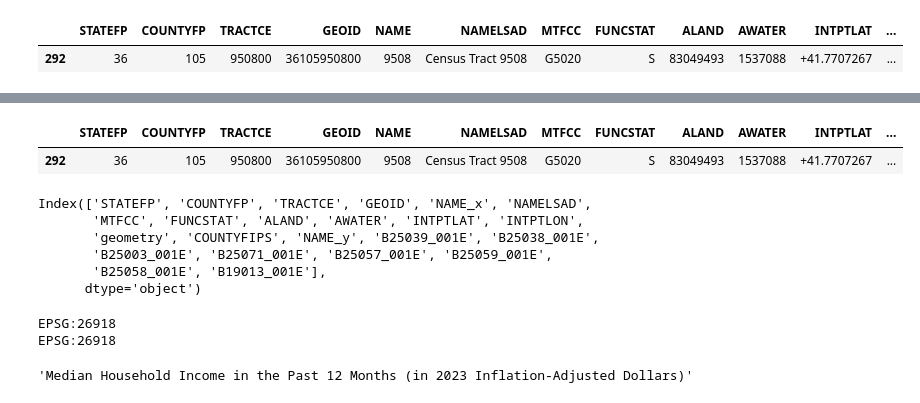
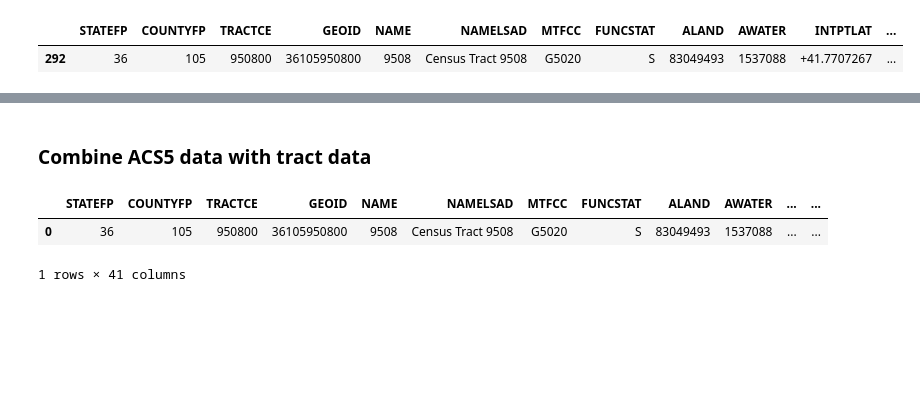
Before and after one commit to dkrasne/nys_farms, a Jupyter notebook: nys_farms_2_census.ipynb, the cells around one changed output, grey strips where cells are left out. Saved outputs shown, nothing was run; the diff lists cells and outputs as text; code cells hidden in the pictures; blank space fills up the shorter version.

```diff
--- a/nys_farms_2_census.ipynb
+++ b/nys_farms_2_census.ipynb
@@ -206,4 +202,0 @@ B25003_001E Estimate!!Total: (int)
-# %%
-for var in ced.variables.get_group(dataset="acs/acs5", year=2022, name="B25038"):
-    if var[-1] == 'E' and var != 'NAME':
-        print(ced.variables.get_group(dataset="acs/acs5", year=2022, name="B25038")[var]['name'], ced.variables.get_group(dataset="acs/acs5", year=2022, name="B25038")[var]['label'], f"({ced.variables.get_group(dataset="acs/acs5", year=2022, name="B25038")[var]['predicateType']})")
@@ -226,4 +202,0 @@ B25038_009E Estimate!!Total:!!Renter occupied: (int)
-# %%
-for var in ced.variables.get_group(dataset="acs/acs5", year=2022, name="B25039"):
-    if var[-1] == 'E' and var != 'NAME':
-        print(ced.variables.get_group(dataset="acs/acs5", year=2022, name="B25039")[var]['name'], ced.variables.get_group(dataset="acs/acs5", year=2022, name="B25039")[var]['label'], f"({ced.variables.get_group(dataset="acs/acs5", year=2022, name="B25039")[var]['predicateType']})")
@@ -235,0 +240,10 @@ acs5_fields = ['NAME'] + [var + '_001E' for var in acs5vars["name"].values]
+# %%
+acs5_fields = ['NAME']
+for year in acs_years:
+    for var in acsvar_dict[year]:
+        for var2 in acsvar_dict[year][var]['variables']:
+            if year == '2017':
+                acs5_fields.append(var2['variable'])
+            else:
+                pass
+acs5_fields
@@ -267,0 +343,9 @@ acs_tracts_data[0].head()
+# %%
+for year in acs_years:
+    for vargroup in acs_var_groups:
+        num = acs_years.index(year)
+        data_df = acs_tracts_data[num].query(f'TRACT in @gdf_tracts_core_{year}.TRACTCE')
+        for var in acsvar_dict[year][vargroup]['variables']:
+            columns = ['STATE','COUNTY','TRACT','NAME'] + [var['variable']]
+            var['data'] = data_df[columns].copy()
+acsvar_dict
@@ -268,5 +443,19 @@ acs_tracts_data[0].head()
+# %% [markdown]
+### Combine ACS5 data with tract data
 # %%
-gdf_tracts_core_2017.head(1)
+gdf_tracts_core_acsvars = []
+for year in acs_years:
+    df = eval(f"gdf_tracts_core_{year}").copy()
+    for vargroup in acs_var_groups:
+        for var in acsvar_dict[year][vargroup]['variables']:
+            var_id = var['variable']
+            var_df = var['data']
+            df = df.merge(var_df.drop(['NAME'], axis=1), how='left', left_on=['STATEFP', 'COUNTYFP', 'TRACTCE'], right_on=['STATE','COUNTY','TRACT'])
+            df.drop(['STATE','COUNTY','TRACT'], axis=1, inplace=True)
+    gdf_tracts_core_acsvars.append(df.copy())
+
+gdf_tracts_core_acsvars[0].head(1)
 # %% [output]
-|  | STATEFP | COUNTYFP | TRACTCE | GEOID | NAME | NAMELSAD | MTFCC | FUNCSTAT | ALAND | AWATER | INTPTLAT | ... |
-| 292 | 36 | 105 | 950800 | 36105950800 | 9508 | Census Tract 9508 | G5020 | S | 83049493 | 1537088 | +41.7707267 | ... |
+|  | STATEFP | COUNTYFP | TRACTCE | GEOID | NAME | NAMELSAD | MTFCC | FUNCSTAT | ALAND | AWATER | ... | ... |
+| 0 | 36 | 105 | 950800 | 36105950800 | 9508 | Census Tract 9508 | G5020 | S | 83049493 | 1537088 | ... | ... |
+1 rows × 41 columns
@@ -277,22 +461,0 @@ gdf_tracts_core_2022 = gdf_tracts_core_2022.merge(acs_tracts_data[1], how="left"
-# %%
-
-for df in [gdf_tracts_core_2017,gdf_tracts_core_2022]:
-    df.drop(['STATE','COUNTY','TRACT'], axis=1, inplace=True)
-gdf_tracts_core_2022.columns
-# %% [output]
-Index(['STATEFP', 'COUNTYFP', 'TRACTCE', 'GEOID', 'NAME_x', 'NAMELSAD',
-       'MTFCC', 'FUNCSTAT', 'ALAND', 'AWATER', 'INTPTLAT', 'INTPTLON',
-       'geometry', 'COUNTYFIPS', 'NAME_y', 'B25039_001E', 'B25038_001E',
-       'B25003_001E', 'B25071_001E', 'B25057_001E', 'B25059_001E',
-       'B25058_001E', 'B19013_001E'],
-      dtype='object')
-# %%
-print(gdf_tracts_core_2017.crs)
-print(gdf_tracts_core_2022.crs)
-# %% [output]
-EPSG:26918
-EPSG:26918
-# %%
-acs5vars.query("name == 'B19013'")["description"].values[0]
-# %% [output]
-'Median Household Income in the Past 12 Months (in 2023 Inflation-Adjusted Dollars)'
```
Also changed, not shown: parts of 34 cells of this notebook.
